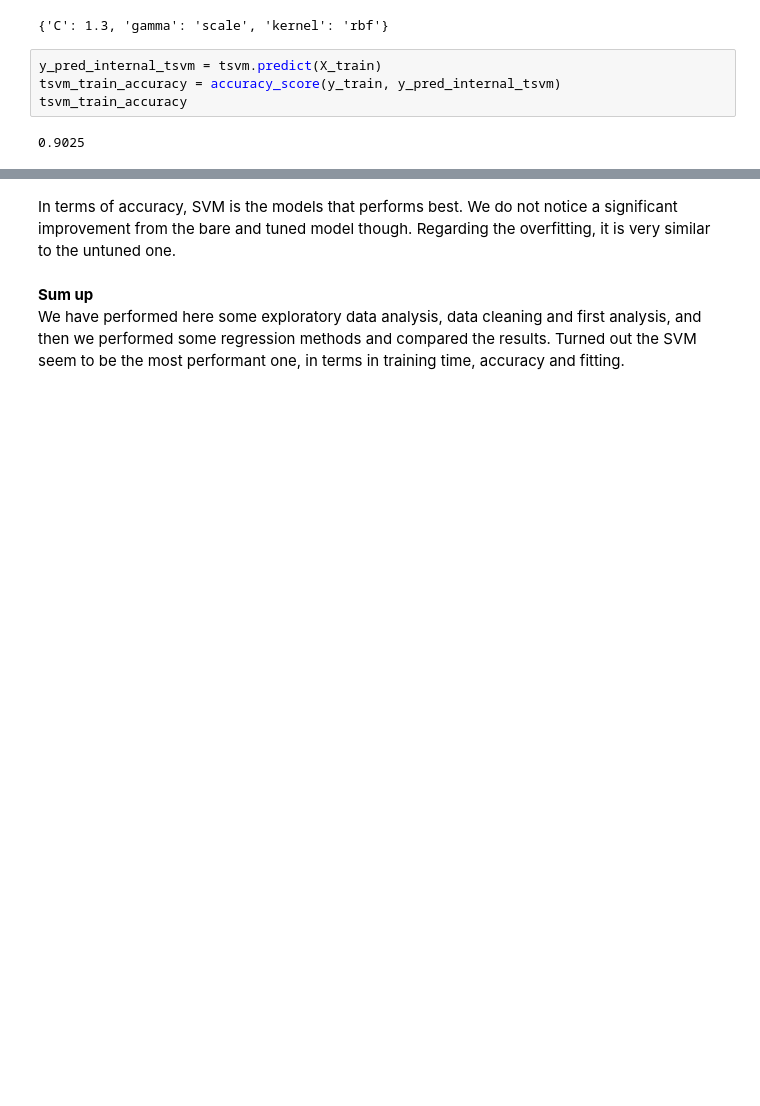
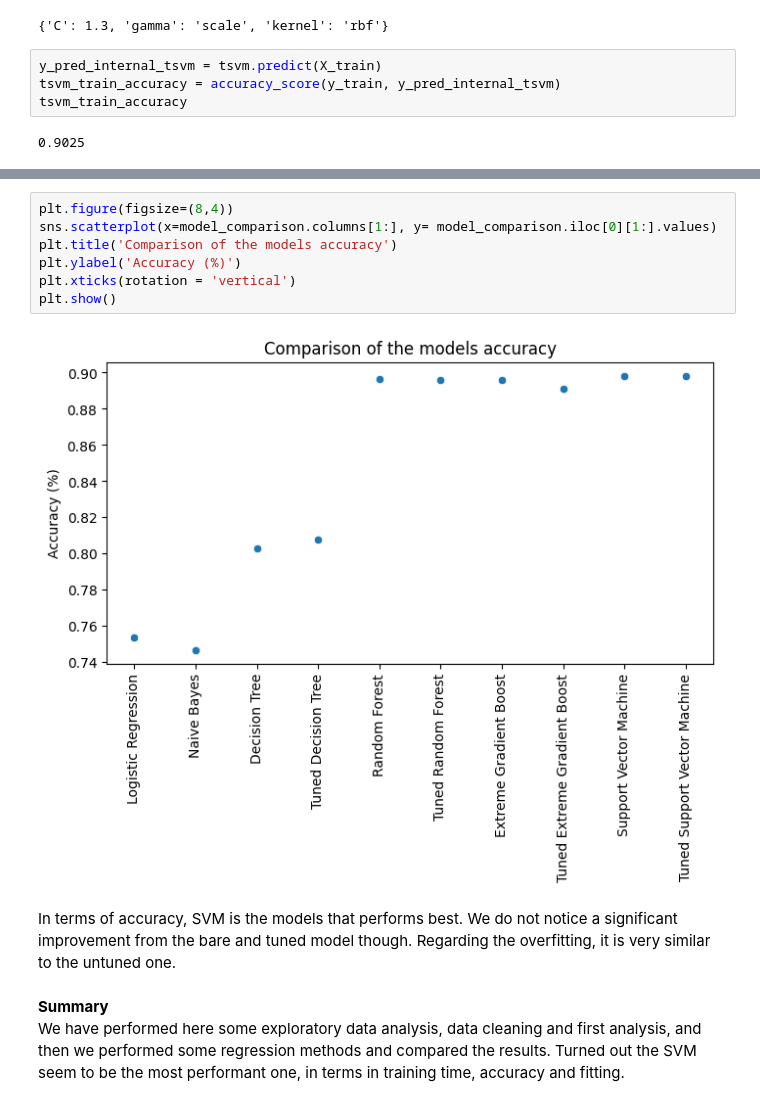
Before and after one commit to GuillaumeCLEMENT314/DataScience, a Jupyter notebook: apple_quality_EDA_classification.ipynb, the cells around one changed output, grey strips where cells are left out. Saved outputs shown, nothing was run; the diff lists cells and outputs as text; blank space fills up the shorter version.

```diff
--- a/apple_quality_EDA_classification.ipynb
+++ b/apple_quality_EDA_classification.ipynb
@@ -600,6 +603,15 @@ model_comparison
+# %%
+plt.figure(figsize=(8,4))
+sns.scatterplot(x=model_comparison.columns[1:], y= model_comparison.iloc[0][1:].values)
+plt.title('Comparison of the models accuracy')
+plt.ylabel('Accuracy (%)')
+plt.xticks(rotation = 'vertical')
+plt.show()
+# %% [output]
+[figure, added]
 # %% [markdown]
 In terms of accuracy, SVM is the models that performs best. We do not notice a significant improvement from the bare and tuned model though.
 Regarding the overfitting, it is very similar to the untuned one.
 # %% [markdown]
-**Sum up**<br>
+**Summary**<br>
 We have performed here some exploratory data analysis, data cleaning and first analysis, and then we performed some regression methods and compared the results. Turned out the SVM seem to be the most performant one, in terms in training time, accuracy and fitting.
```
Also changed, not shown: parts of 15 cells of this notebook.
